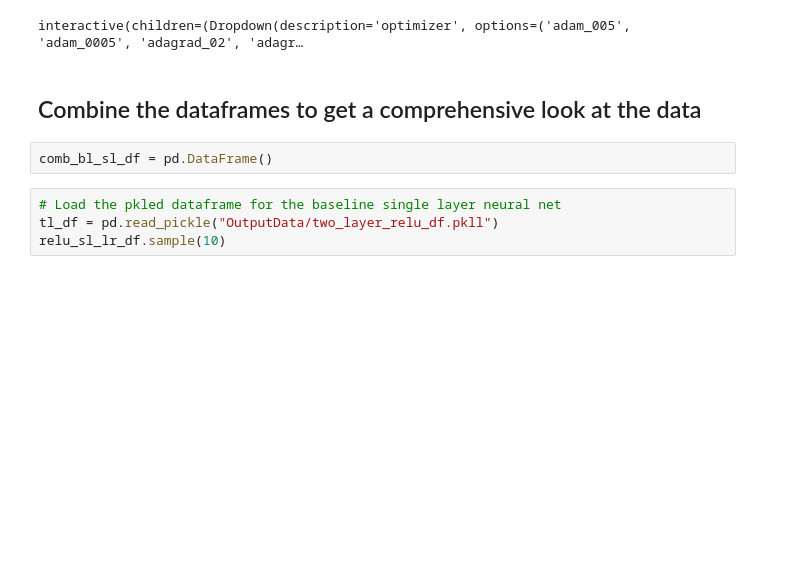
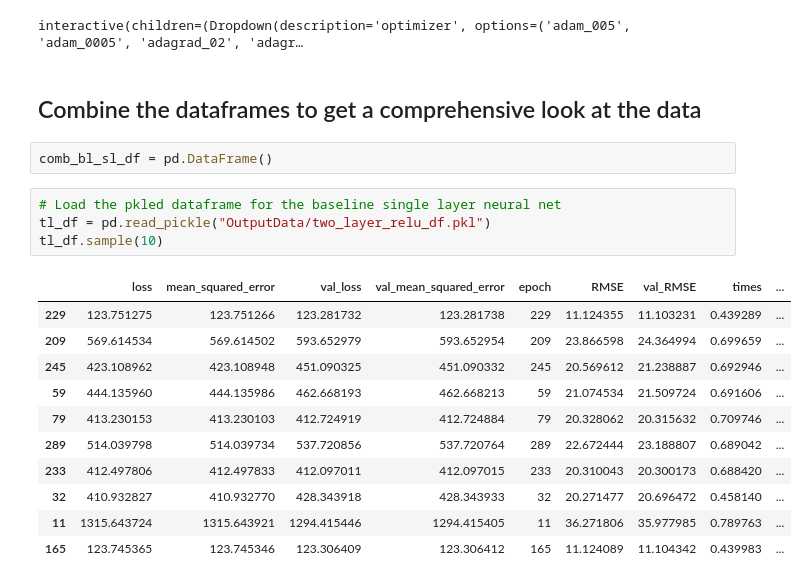
Before and after one commit to tomgoter/w207_finalproject, a Jupyter notebook: neural_net_analysis.ipynb, the cells around one changed output. Drawn from its saved outputs; the diff is of its cells as text; blank space fills up the shorter version.

```diff
--- a/neural_net_analysis.ipynb
+++ b/neural_net_analysis.ipynb
@@ -164,5 +169,17 @@ interactive(children=(Dropdown(description='optimizer', options=('adam_005', 'ad
 comb_bl_sl_df = pd.DataFrame()
 # %%
 # Load the pkled dataframe for the baseline single layer neural net
-tl_df = pd.read_pickle("OutputData/two_layer_relu_df.pkll")
-relu_sl_lr_df.sample(10)
+tl_df = pd.read_pickle("OutputData/two_layer_relu_df.pkl")
+tl_df.sample(10)
+# %% [output]
+|  | loss | mean_squared_error | val_loss | val_mean_squared_error | epoch | RMSE | val_RMSE | times | ... |
+| 229 | 123.751275 | 123.751266 | 123.281732 | 123.281738 | 229 | 11.124355 | 11.103231 | 0.439289 | ... |
+| 209 | 569.614534 | 569.614502 | 593.652979 | 593.652954 | 209 | 23.866598 | 24.364994 | 0.699659 | ... |
+| 245 | 423.108962 | 423.108948 | 451.090325 | 451.090332 | 245 | 20.569612 | 21.238887 | 0.692946 | ... |
+| 59 | 444.135960 | 444.135986 | 462.668193 | 462.668213 | 59 | 21.074534 | 21.509724 | 0.691606 | ... |
+| 79 | 413.230153 | 413.230103 | 412.724919 | 412.724884 | 79 | 20.328062 | 20.315632 | 0.709746 | ... |
+| 289 | 514.039798 | 514.039734 | 537.720856 | 537.720764 | 289 | 22.672444 | 23.188807 | 0.689042 | ... |
+| 233 | 412.497806 | 412.497833 | 412.097011 | 412.097015 | 233 | 20.310043 | 20.300173 | 0.688420 | ... |
+| 32 | 410.932827 | 410.932770 | 428.343918 | 428.343933 | 32 | 20.271477 | 20.696472 | 0.458140 | ... |
+| 11 | 1315.643724 | 1315.643921 | 1294.415446 | 1294.415405 | 11 | 36.271806 | 35.977985 | 0.789763 | ... |
+| 165 | 123.745365 | 123.745346 | 123.306409 | 123.306412 | 165 | 11.124089 | 11.104342 | 0.439983 | ... |
```
Also changed, not shown: parts of 5 cells of this notebook, 1 other file.
